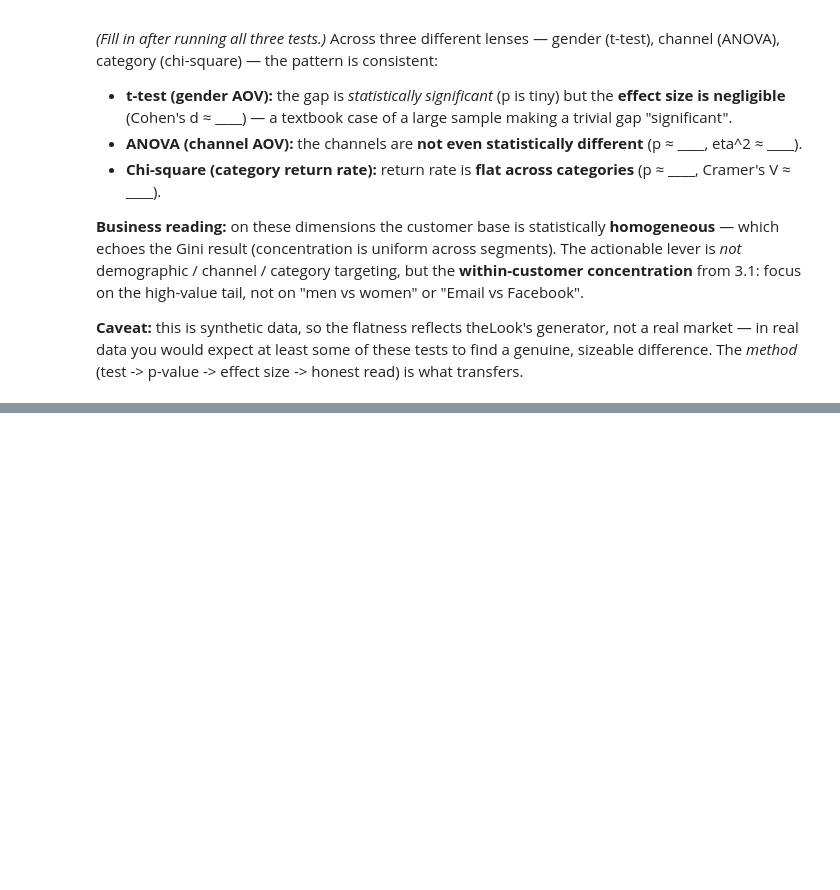
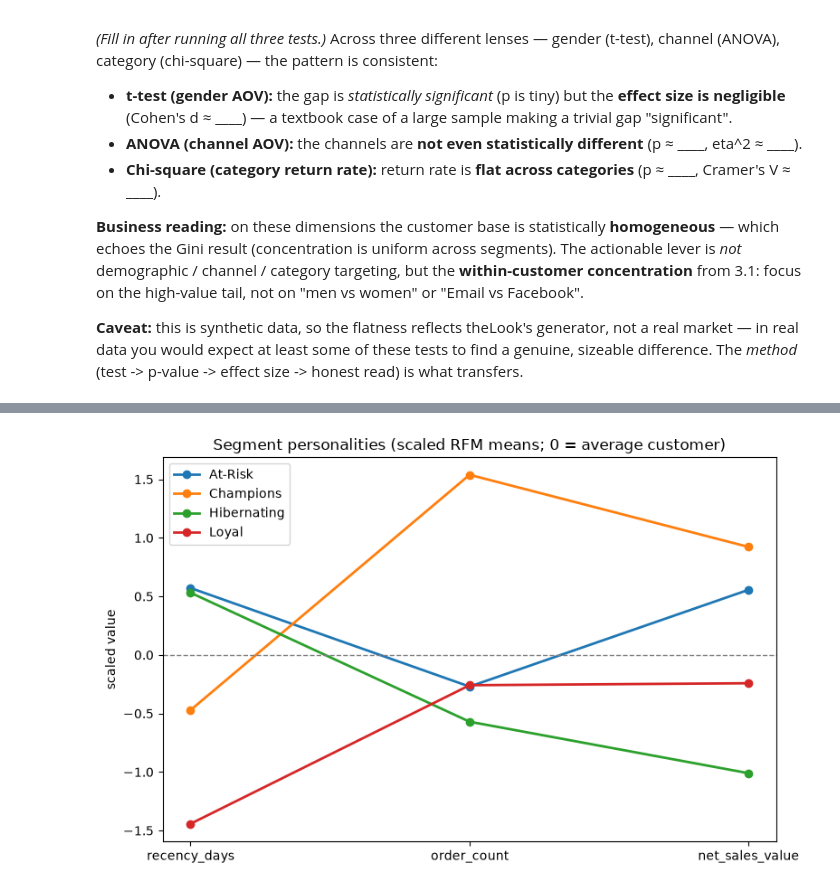
Before and after one commit to kath-pahotu/the-look-ecommerce-data-analysis, a Jupyter notebook: notebooks/03_advanced_analytics.ipynb, the cells around one changed output, grey strips where cells are left out. Cells and saved outputs as stored; diff of their text form; code cells hidden in the pictures; blank space fills up the shorter version.

```diff
--- a/notebooks/03_advanced_analytics.ipynb
+++ b/notebooks/03_advanced_analytics.ipynb
@@ -429,0 +688,7 @@ transfers.
+# %%
+K = 4
+kmeans = KMeans(n_clusters=K, n_init=10, random_state=42)
+rfm["cluster"] = kmeans.fit_predict(X_scaled)
+
+print("Customers per cluster:")
+print(rfm["cluster"].value_counts().sort_index())
@@ -429,0 +714,21 @@ transfers.
+# %%
+# Average RFM per cluster (in original units, for readability)
+profile = rfm.groupby("cluster")[features].mean().round(1)
+profile["customers"] = rfm["cluster"].value_counts().sort_index()
+profile["pct"] = (100 * profile["customers"] / len(rfm)).round(1)
+print("Cluster profiles (original units):")
+print(profile)
+
+# --- Robust naming: rank clusters on each axis, invert recency (low = good) ---
+rank = profile[features].rank()                      # 1 = smallest value
+rank["recency_days"] = rank["recency_days"].max() - rank["recency_days"] + 1  # invert
+quality = rank["recency_days"] + rank["order_count"] + rank["net_sales_value"]
+
+names_by_rank = ["Champions", "Loyal", "At-Risk", "Hibernating"]  # best -> worst
+order = quality.sort_values(ascending=False).index.tolist()
+segment_names = {cluster_id: name for cluster_id, name in zip(order, names_by_rank)}
+
+rfm["segment"] = rfm["cluster"].map(segment_names)
+print("\nCluster -> segment name:", segment_names)
+print("\nSegment sizes:")
+print(rfm["segment"].value_counts())
@@ -429,0 +760,16 @@ transfers.
+# %%
+scaled_df = pd.DataFrame(X_scaled, columns=features)
+scaled_df["segment"] = rfm["segment"].values
+snake = scaled_df.groupby("segment")[features].mean()
+
+plt.figure(figsize=(8, 5))
+for seg in snake.index:
+    plt.plot(features, snake.loc[seg], "o-", label=seg, linewidth=2)
+plt.axhline(0, color="gray", linestyle="--", linewidth=1)
+plt.title("Segment personalities (scaled RFM means; 0 = average customer)")
+plt.ylabel("scaled value")
+plt.legend()
+plt.tight_layout()
+plt.show()
+# %% [output]
+[figure, added]
```
Also changed, not shown: parts of 50 cells of this notebook, 3 other files.
